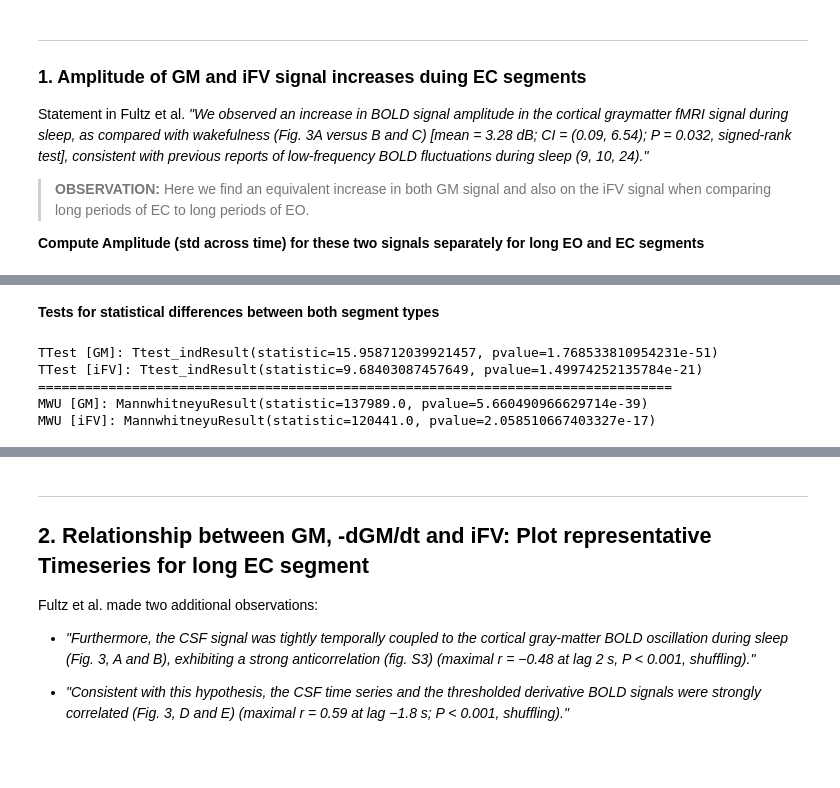
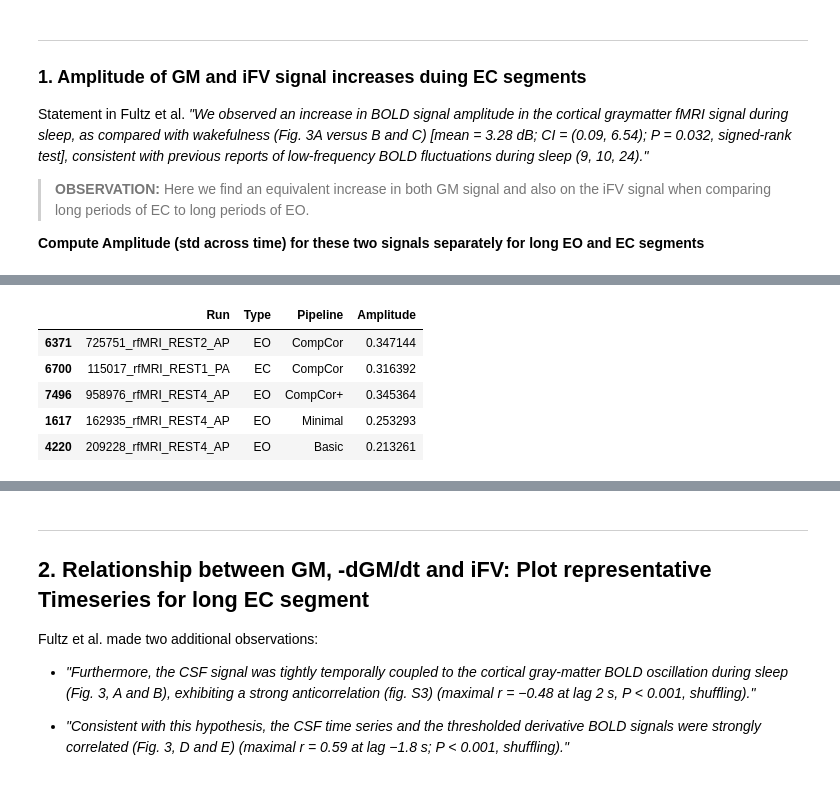
Before and after one commit to nimh-sfim/hcp7t_fv_sleep, a Jupyter notebook: Notebooks/N09_GM_to_iFV_relation.ipynb, the cells around one changed output, grey strips where cells are left out. Cells and saved outputs as stored; diff of their text form; code cells hidden in the pictures.

```diff
--- a/Notebooks/N09_GM_to_iFV_relation.ipynb
+++ b/Notebooks/N09_GM_to_iFV_relation.ipynb
@@ -129,14 +188,0 @@ figure.save('./figures/GM_iFV_increase_during_EC.png')
-# %% [markdown]
-**Tests for statistical differences between both segment types**
-# %%
-print('TTest [GM]: %s' % str(ttest_ind(Ex_segments[Ex_segments['Type']=='EC']['GM_Amplitude'],Ex_segments[Ex_segments['Type']=='EO']['GM_Amplitude'],alternative='greater')))
-print('TTest [iFV]: %s' % str(ttest_ind(Ex_segments[Ex_segments['Type']=='EC']['iFV_Amplitude'],Ex_segments[Ex_segments['Type']=='EO']['iFV_Amplitude'],alternative='greater')))
-print('=================================================================================')
-print('MWU [GM]: %s' % str(mannwhitneyu(Ex_segments[Ex_segments['Type']=='EC']['GM_Amplitude'],Ex_segments[Ex_segments['Type']=='EO']['GM_Amplitude'],alternative='greater')))
-print('MWU [iFV]: %s' % str(mannwhitneyu(Ex_segments[Ex_segments['Type']=='EC']['iFV_Amplitude'],Ex_segments[Ex_segments['Type']=='EO']['iFV_Amplitude'],alternative='greater')))
-# %% [output]
-TTest [GM]: Ttest_indResult(statistic=15.958712039921457, pvalue=1.768533810954231e-51)
-TTest [iFV]: Ttest_indResult(statistic=9.68403087457649, pvalue=1.49974252135784e-21)
-=================================================================================
-MWU [GM]: MannwhitneyuResult(statistic=137989.0, pvalue=5.660490966629714e-39)
-MWU [iFV]: MannwhitneyuResult(statistic=120441.0, pvalue=2.058510667403327e-17)
@@ -142,0 +191,9 @@ MWU [iFV]: MannwhitneyuResult(statistic=120441.0, pvalue=2.058510667403327e-17)
+# %%
+df.sample(5)
+# %% [output]
+|  | Run | Type | Pipeline | Amplitude |
+| 6371 | 725751_rfMRI_REST2_AP | EO | CompCor | 0.347144 |
+| 6700 | 115017_rfMRI_REST1_PA | EC | CompCor | 0.316392 |
+| 7496 | 958976_rfMRI_REST4_AP | EO | CompCor+ | 0.345364 |
+| 1617 | 162935_rfMRI_REST4_AP | EO | Minimal | 0.253293 |
+| 4220 | 209228_rfMRI_REST4_AP | EO | Basic | 0.213261 |
```
Also changed, not shown: parts of 66 cells of this notebook, 1 other file.
